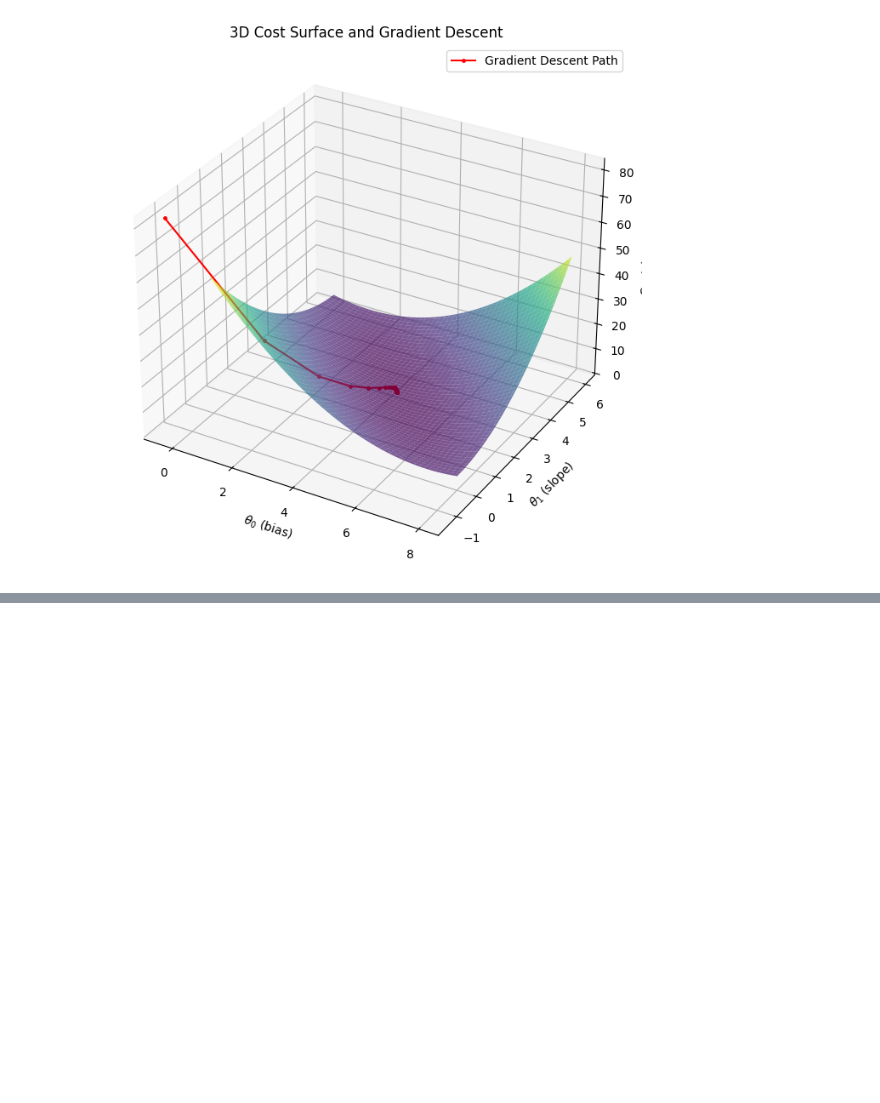
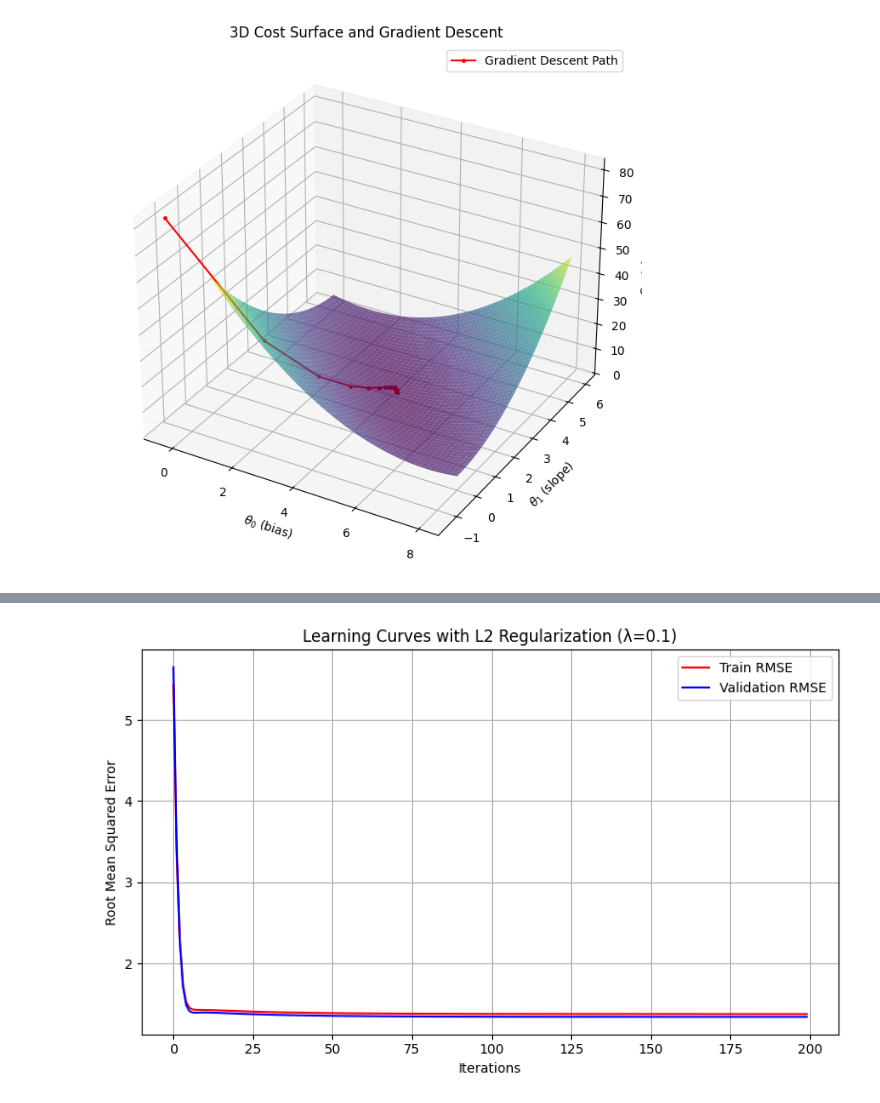
Before and after one commit to Ananddd06/Machine_Learning_indepth_notes, a Jupyter notebook: 01.Linear_Regression/LR.ipynb, the cells around one changed output, grey strips where cells are left out. Saved outputs shown, nothing was run; the diff lists cells and outputs as text; code cells hidden in the pictures; blank space fills up the shorter version.

```diff
--- a/01.Linear_Regression/LR.ipynb
+++ b/01.Linear_Regression/LR.ipynb
@@ -217,0 +332,88 @@ plt.show()
+# %%
+import numpy as np
+import matplotlib.pyplot as plt
+from mpl_toolkits.mplot3d import Axes3D
+from sklearn.model_selection import train_test_split
+from sklearn.metrics import mean_squared_error
+
+# 1. Generate synthetic data
+np.random.seed(0)
+X = 2 * np.random.rand(100, 1)
+y = 4 + 3 * X + np.random.randn(100, 1)
+
+# Add intercept term
+X_b = np.c_[np.ones((100, 1)), X]
+
+# 2. Train/Validation Split
+X_train, X_val, y_train, y_val = train_test_split(X_b, y, test_size=0.2, random_state=42)
+
+# 3. Compute cost with L2 regularization
+def compute_cost(theta, X_b, y, lam=0.0):
+    m = len(y)
+    predictions = X_b @ theta
+    error = predictions - y
+    cost = (1 / m) * np.sum(error ** 2)
+    reg_term = lam * np.sum(theta[1:] ** 2)
+    return cost + reg_term
+
+# 4. Gradient Descent with L2 Regularization
+def gradient_descent(X_b, y, alpha=0.1, n_iter=200, lam=0.0):
+    m = len(y)
+    theta = np.random.randn(X_b.shape[1], 1)
+    train_costs, val_costs = [], []
+
+    for _ in range(n_iter):
+        gradients = (2/m) * (X_b.T @ (X_b @ theta - y) + lam * np.r_[[[0]], theta[1:]])
+        theta -= alpha * gradients
+
+        train_costs.append(compute_cost(theta, X_train, y_train, lam))
+        val_costs.append(compute_cost(theta, X_val, y_val, lam))
+
+    return theta, train_costs, val_costs
+
+# 5. Cost surface meshgrid
+theta0_vals = np.linspace(0, 8, 100)
+theta1_vals = np.linspace(0, 6, 100)
+T0, T1 = np.meshgrid(theta0_vals, theta1_vals)
+
+J_vals_before = np.array([[compute_cost(np.array([[t0], [t1]]), X_train, y_train) for t0 in theta0_vals] for t1 in theta1_vals])
+J_vals_after = np.array([[compute_cost(np.array([[t0], [t1]]), X_train, y_train, lam=0.1) for t0 in theta0_vals] for t1 in theta1_vals])
+
+# 6. Run optimization
+theta_final, train_losses, val_losses = gradient_descent(X_train, y_train, alpha=0.1, n_iter=200, lam=0.1)
+
+# 7. Plot Train and Validation Loss
+plt.figure(figsize=(8, 5))
+plt.plot(np.sqrt(train_losses), 'r-', label="Train RMSE")
+plt.plot(np.sqrt(val_losses), 'b-', label="Validation RMSE")
+plt.xlabel("Iterations")
+plt.ylabel("Root Mean Squared Error")
+plt.title("Learning Curves with L2 Regularization (λ=0.1)")
+plt.legend()
+plt.grid(True)
+plt.tight_layout()
+plt.show()
+
+# 8. Plot 3D surfaces before and after
+fig = plt.figure(figsize=(18, 7))
+
+# Before Regularization
+ax1 = fig.add_subplot(121, projection='3d')
+ax1.plot_surface(T0, T1, J_vals_before, cmap='plasma', alpha=0.9)
+ax1.set_title('Cost Surface Before Regularization (λ=0)')
+ax1.set_xlabel(r'$\theta_0$')
+ax1.set_ylabel(r'$\theta_1$')
+ax1.set_zlabel('Cost')
+
+# After Regularization
+ax2 = fig.add_subplot(122, projection='3d')
+ax2.plot_surface(T0, T1, J_vals_after, cmap='viridis', alpha=0.9)
+ax2.set_title('Cost Surface After Regularization (λ=0.1)')
+ax2.set_xlabel(r'$\theta_0$')
+ax2.set_ylabel(r'$\theta_1$')
+ax2.set_zlabel('Cost')
+
+plt.tight_layout()
+plt.show()
+# %% [output]
+[figure, added]
```
Also changed, not shown: parts of 3 cells of this notebook.
